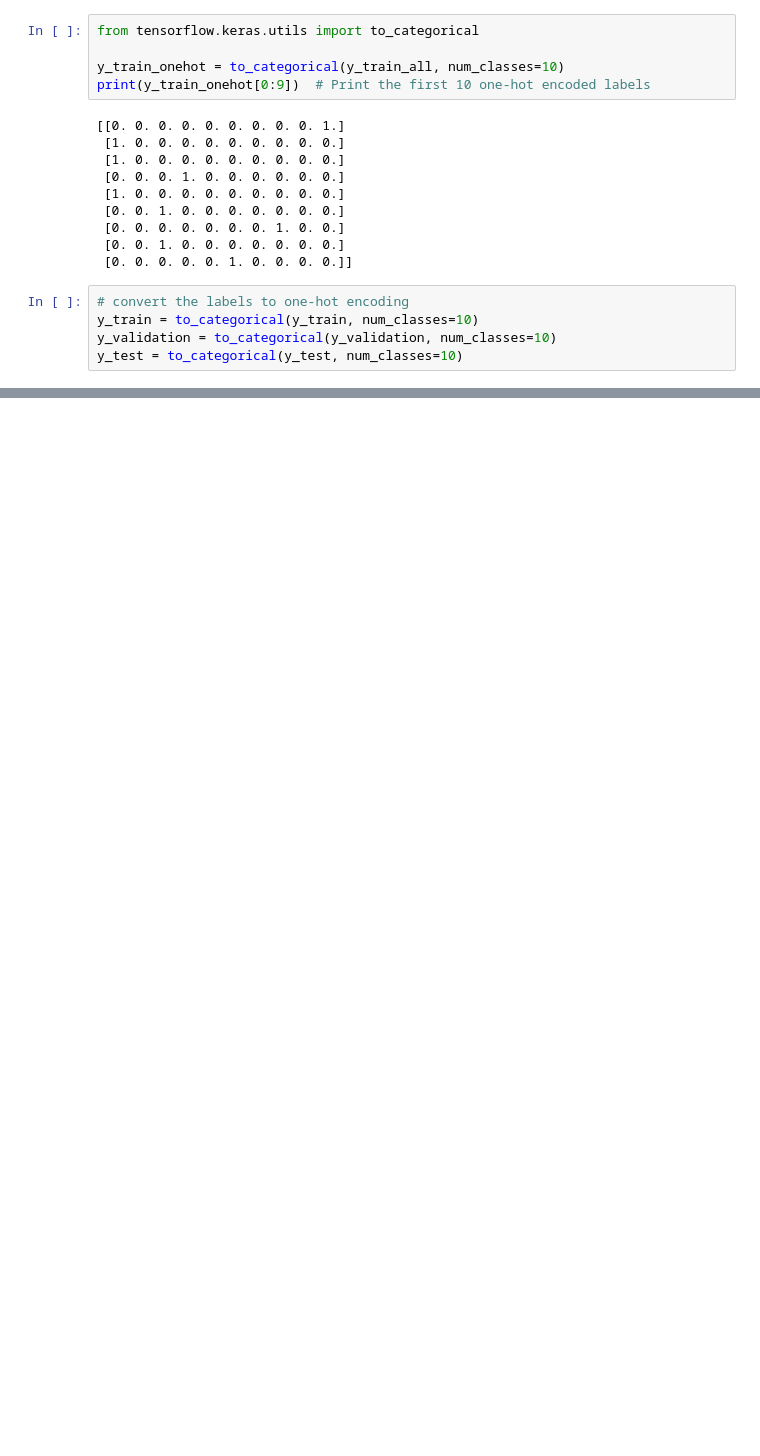
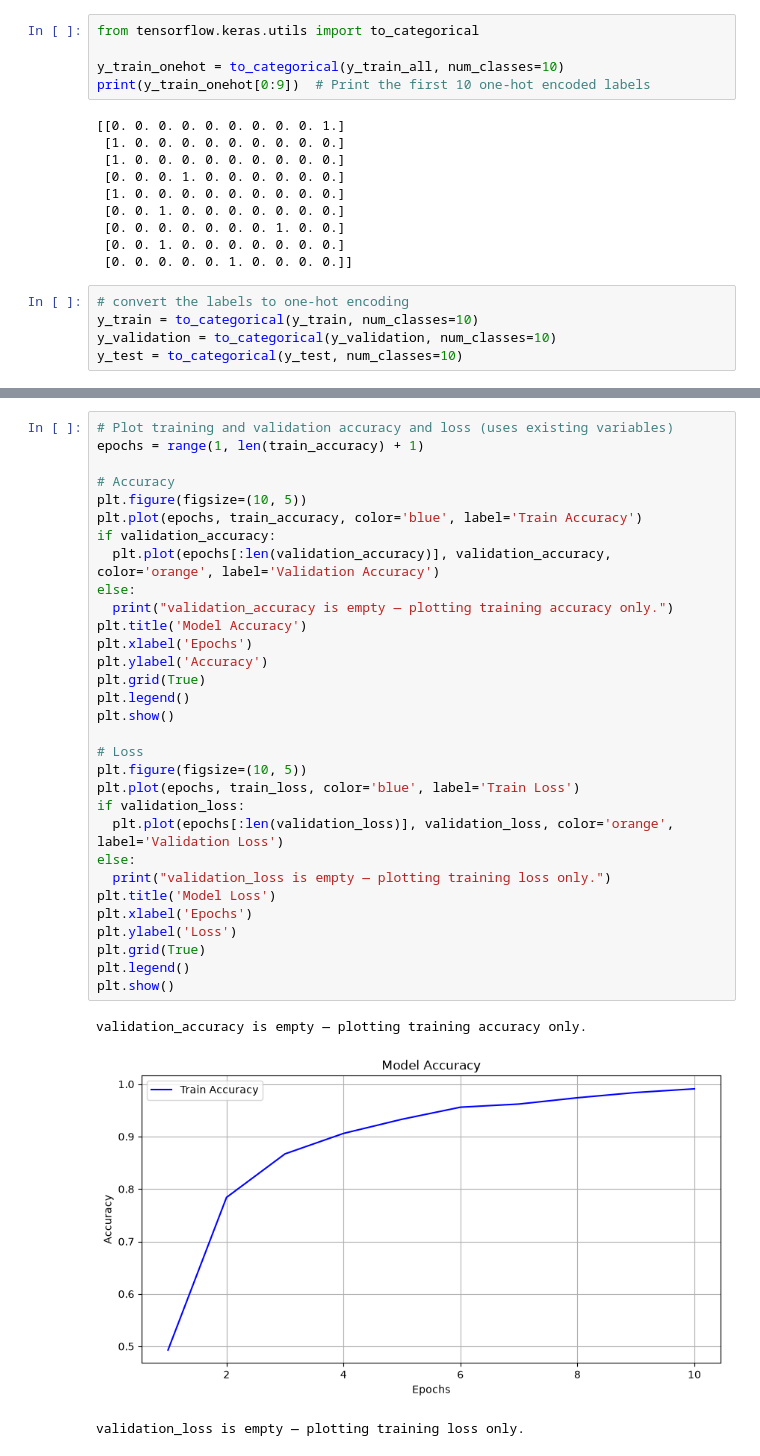
Before and after one commit to NatureAiia/ZivaBasa-MVP, a Jupyter notebook: FeedForward Neural Network (Attention).ipynb, the cells around one changed output, grey strips where cells are left out. Saved outputs shown, nothing was run; the diff lists cells and outputs as text; blank space fills up the shorter version.

```diff
--- a/FeedForward Neural Network (Attention).ipynb
+++ b/FeedForward Neural Network (Attention).ipynb
@@ -141,0 +189,35 @@ Epoch 10/10
+# %%
+# Plot training and validation accuracy and loss (uses existing variables)
+epochs = range(1, len(train_accuracy) + 1)
+
+# Accuracy
+plt.figure(figsize=(10, 5))
+plt.plot(epochs, train_accuracy, color='blue', label='Train Accuracy')
+if validation_accuracy:
+  plt.plot(epochs[:len(validation_accuracy)], validation_accuracy, color='orange', label='Validation Accuracy')
+else:
+  print("validation_accuracy is empty — plotting training accuracy only.")
+plt.title('Model Accuracy')
+plt.xlabel('Epochs')
+plt.ylabel('Accuracy')
+plt.grid(True)
+plt.legend()
+plt.show()
+
+# Loss
+plt.figure(figsize=(10, 5))
+plt.plot(epochs, train_loss, color='blue', label='Train Loss')
+if validation_loss:
+  plt.plot(epochs[:len(validation_loss)], validation_loss, color='orange', label='Validation Loss')
+else:
+  print("validation_loss is empty — plotting training loss only.")
+plt.title('Model Loss')
+plt.xlabel('Epochs')
+plt.ylabel('Loss')
+plt.grid(True)
+plt.legend()
+plt.show()
+# %% [output]
+validation_accuracy is empty — plotting training accuracy only.
+[figure, added]
+validation_loss is empty — plotting training loss only.
```
Also changed, not shown: parts of 11 cells of this notebook.
